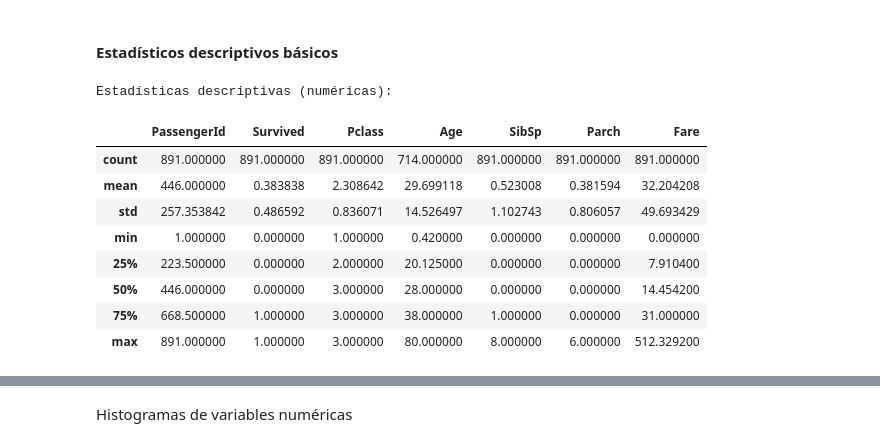
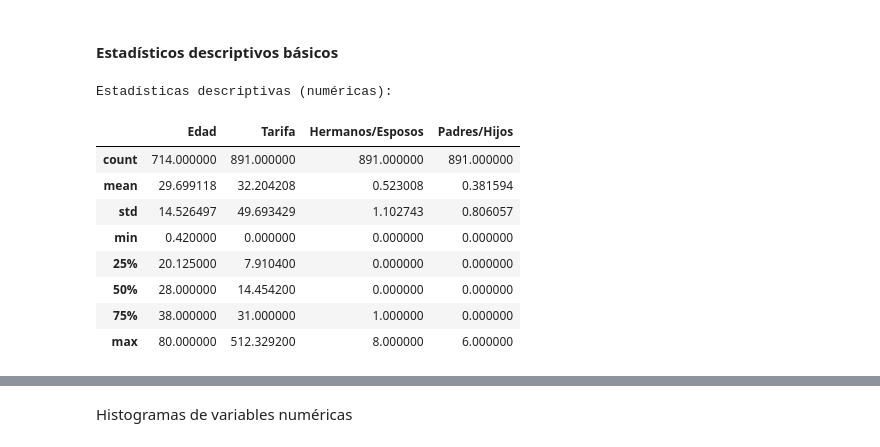
Before and after one commit to rhorbe/dss-titanic, a Jupyter notebook: data/1. eda.ipynb, the cells around one changed output, grey strips where cells are left out. Cells and saved outputs as stored; diff of their text form; code cells hidden in the pictures.

```diff
--- a/data/1. eda.ipynb
+++ b/data/1. eda.ipynb
@@ -24,0 +41,29 @@ sns.set_theme(style="darkgrid")
+# %%
+# Funciones auxiliares de traducción de nombres de columnas
+def translate(col):
+    """Traduce un nombre de columna al español."""
+    return {
+        "PassengerId": "ID Pasajero",
+        "Survived": "Supervivencia",
+        "Pclass": "Clase",
+        "Name": "Nombre",
+        "Sex": "Sexo",
+        "Age": "Edad",
+        "SibSp": "Hermanos/Esposos",
+        "Parch": "Padres/Hijos",
+        "Ticket": "Ticket",
+        "Fare": "Tarifa",
+        "Cabin": "Cabina",
+        "Embarked": "Embarque",
+        "FamilySize": "Tamaño Familia",
+        "IsAlone": "Viaja Solo",
+        "Embarked_Q": "Embarque Q",
+        "Embarked_S": "Embarque S",
+        "Pclass_2": "Clase 2",
+        "Pclass_3": "Clase 3",
+    }.get(col, col)
+
+
+
+def translate_list(cols):
+    return {col: translate(col) for col in cols}
@@ -76,16 +270,20 @@ memory usage: 83.7+ KB
 #### Estadísticos descriptivos básicos
 # %%
 # Estadísticas descriptivas de variables numéricas
+
+columns_num = ["Age", "Fare", "SibSp", "Parch"]
+
 print("\nEstadísticas descriptivas (numéricas):")
-df.describe()
+
+df[columns_num].rename(columns=translate_list(columns_num)).describe()
 # %% [output]
 Estadísticas descriptivas (numéricas):
-|  | PassengerId | Survived | Pclass | Age | SibSp | Parch | Fare |
-| count | 891.000000 | 891.000000 | 891.000000 | 714.000000 | 891.000000 | 891.000000 | 891.000000 |
-| mean | 446.000000 | 0.383838 | 2.308642 | 29.699118 | 0.523008 | 0.381594 | 32.204208 |
-| std | 257.353842 | 0.486592 | 0.836071 | 14.526497 | 1.102743 | 0.806057 | 49.693429 |
-| min | 1.000000 | 0.000000 | 1.000000 | 0.420000 | 0.000000 | 0.000000 | 0.000000 |
-| 25% | 223.500000 | 0.000000 | 2.000000 | 20.125000 | 0.000000 | 0.000000 | 7.910400 |
-| 50% | 446.000000 | 0.000000 | 3.000000 | 28.000000 | 0.000000 | 0.000000 | 14.454200 |
-| 75% | 668.500000 | 1.000000 | 3.000000 | 38.000000 | 1.000000 | 0.000000 | 31.000000 |
-| max | 891.000000 | 1.000000 | 3.000000 | 80.000000 | 8.000000 | 6.000000 | 512.329200 |
+|  | Edad | Tarifa | Hermanos/Esposos | Padres/Hijos |
+| count | 714.000000 | 891.000000 | 891.000000 | 891.000000 |
+| mean | 29.699118 | 32.204208 | 0.523008 | 0.381594 |
+| std | 14.526497 | 49.693429 | 1.102743 | 0.806057 |
+| min | 0.420000 | 0.000000 | 0.000000 | 0.000000 |
+| 25% | 20.125000 | 7.910400 | 0.000000 | 0.000000 |
+| 50% | 28.000000 | 14.454200 | 0.000000 | 0.000000 |
+| 75% | 38.000000 | 31.000000 | 1.000000 | 0.000000 |
+| max | 80.000000 | 512.329200 | 8.000000 | 6.000000 |
```
Also changed, not shown: parts of 44 cells of this notebook.
